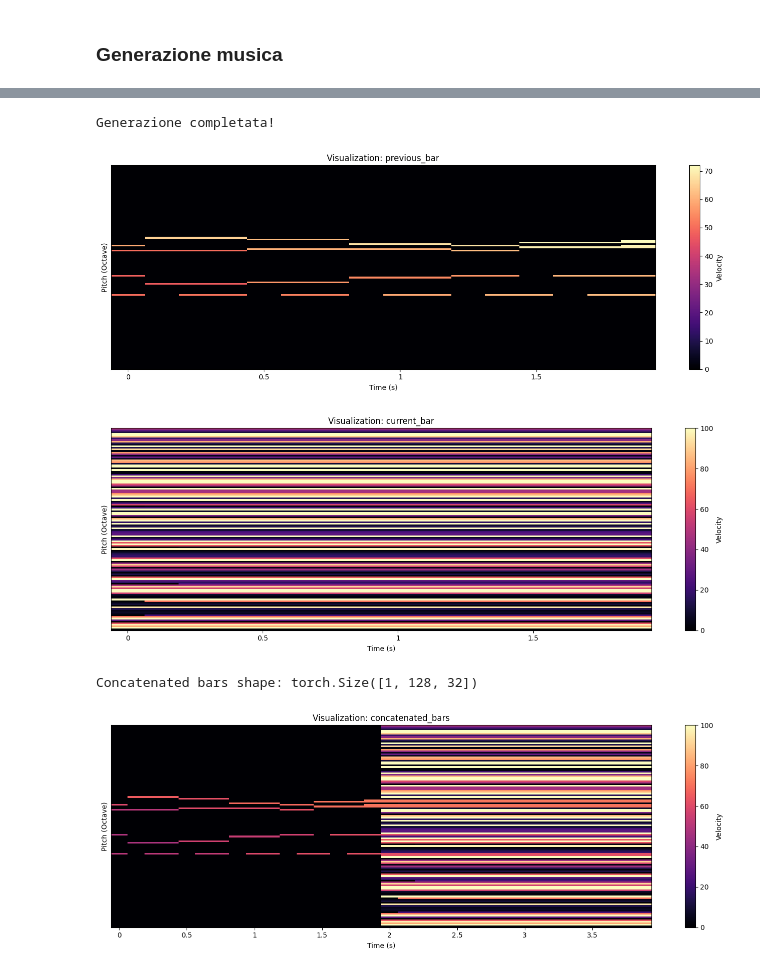
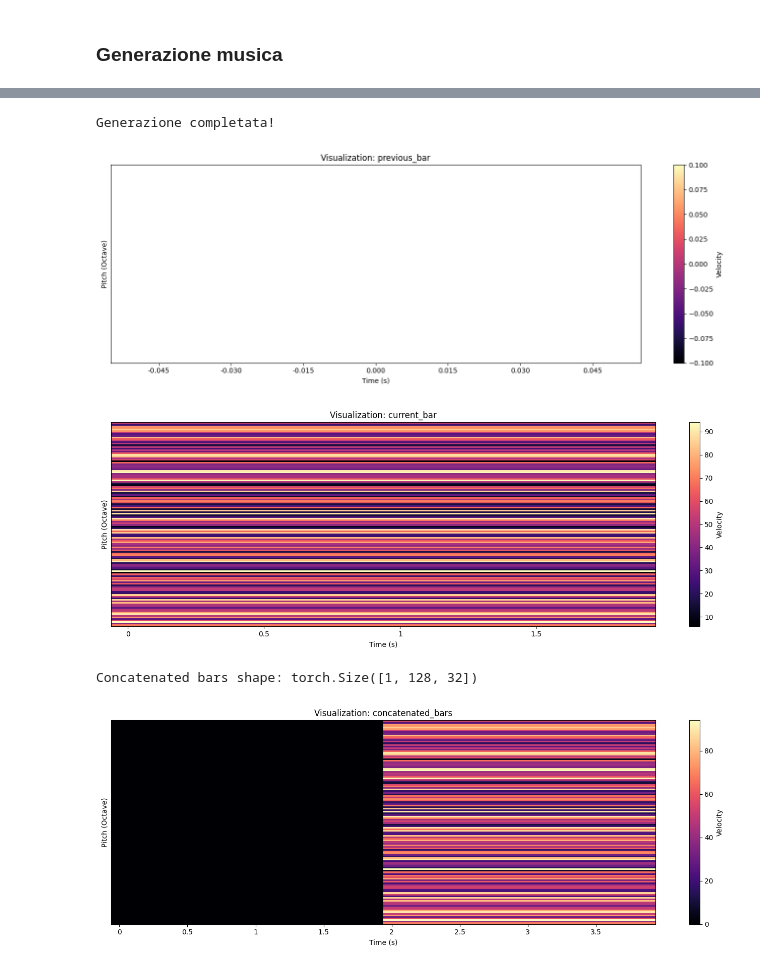
Before and after one commit to Andre1372/NNDL-project, a Jupyter notebook: notebooks/main_training.ipynb, the cells around one changed output, grey strips where cells are left out. Cells and saved outputs as stored; diff of their text form; code cells hidden in the pictures.

```diff
--- a/notebooks/main_training.ipynb
+++ b/notebooks/main_training.ipynb
@@ -152,7 +149,7 @@ model = PianoGAN(noise_dim=NOISE_DIM)
 model.summary()
 
 # Specifica il percorso del file dei pesi
-model = PianoGAN.load_from_checkpoint("../checkpoints/pianogan-epoch=19-g_loss=0.34.ckpt")
+model = PianoGAN.load_from_checkpoint("../checkpoints/pianogan-epoch=03-g_loss=-0.52.ckpt")
 # %% [output]
 ================================================================================
 Model: PianoGAN
@@ -323,7 +320,7 @@ Test Result - Cosine Similarity: 0.7184
 # %% [markdown]
 ### Generazione musica
 # %%
-def enforce_monophonic(generated_bar):
+def enforce_monophonic(generated_bar, silence_threshold=0.1):
     """
     Applica un 'Hard Argmax' all'output del generatore per garantire che ci sia
     esattamente una nota accesa per ogni time step (monofonia), basandosi sulla probabilità massima.
@@ -331,20 +328,21 @@ def enforce_monophonic(generated_bar):
     Args:
         generated_bar (torch.Tensor): Tensore di output del modello con shape (Batch, 1, 128, Time).
                                       Si assume che contenga probabilità (es. dopo Softmax).
+        silence_threshold (float): Soglia sotto la quale il time step viene considerato silenzio.
 
     Returns:
         torch.Tensor: Tensore binario (0 o 1) della stessa shape, monofonico.
     """
-    # 1. Trova l'indice della nota con probabilità massima lungo la dimensione del pitch (dim=2)
-    # output shape: (Batch, 1, 1, Time)
-    max_pitch_indices = torch.argmax(generated_bar, dim=2, keepdim=True)
+    # 1. Trova il massimo e gli indici
+    max_vals, max_indices = torch.max(generated_bar, dim=2, keepdim=True)
 
-    # 2. Crea un tensore di zeri con la stessa shape di input
+    # 2. Crea la matrice one-hot
     hard_generated_bar = torch.zeros_like(generated_bar)
+    hard_generated_bar.scatter_(2, max_indices, 1.0)
 
-    # 3. Metti a 1.0 solo la posizione dell'indice vincente
-    # scatter_ mette 1.0 negli indici specificati da max_pitch_indices lungo la dim 2
-    hard_generated_bar.scatter_(2, max_pitch_indices, 1.0)
+    # 3. Applica la soglia: se il valore massimo è < threshold, azzera tutto (Silenzio)
+    silence_mask = (max_vals < silence_threshold)
+    hard_generated_bar[silence_mask.expand_as(hard_generated_bar)] = 0.0
 
     return hard_generated_bar
 # %%
@@ -422,6 +420,6 @@ Concatenated bars shape: torch.Size([1, 1, 128, 272])
 # %%
 # Prepara i dati di test
-prev_bar, _, chord = next(iter(test_loader))
+prev_bar, _, chord = next(iter(val_loader))
 
 # IMPORTANTE: Anche i tensori di input devono andare sullo stesso device!
 prev_bar = prev_bar.to(device)
@@ -432,39 +430,37 @@ noise = torch.randn(prev_bar.size(0), 100, device=device)
 with torch.no_grad():
     generated_bar, _ = model(noise, prev_bar, chord)
 
-generated_bar = enforce_monophonic(generated_bar)
-
 print("Generazione completata!")
 
-prev_pm = piano_roll_to_pretty_midi(prev_bar[0].squeeze().numpy()*100, fs=8)
+prev_pm = piano_roll_to_pretty_midi(prev_bar[0].squeeze().cpu().numpy()*100, fs=8)
 display_prettymidi(
     prev_pm,
     fs=8,
     title=f"Visualization: previous_bar"
 )
-current_pm = piano_roll_to_pretty_midi(generated_bar[0].squeeze().numpy()*100, fs=8)
+current_pm = piano_roll_to_pretty_midi(generated_bar[0].squeeze().cpu().numpy()*100, fs=8)
 display_prettymidi(
     current_pm,
     fs=8,
     title=f"Visualization: current_bar"
 )
 
 # Concatenate previous and current bars
 concatenated_bars = torch.cat((prev_bar[0], generated_bar[0]), dim=2)  # Concatenate along time axis
 print("Concatenated bars shape:", concatenated_bars.shape)
 
-concatenated_pm = piano_roll_to_pretty_midi(concatenated_bars.squeeze().numpy()*100, fs=8)
+concatenated_pm = piano_roll_to_pretty_midi(concatenated_bars.squeeze().cpu().numpy()*100, fs=8)
 display_prettymidi(
     concatenated_pm,
     fs=8,
     title=f"Visualization: concatenated_bars"
 )
 
 audio = IPython.display.Audio(concatenated_pm.fluidsynth(fs=16000), rate=16000)
 IPython.display.display(audio)
 # %% [output]
 Generazione completata!
-[figure, old version]
+[figure, new version]
-[figure, old version]
+[figure, new version]
 Concatenated bars shape: torch.Size([1, 128, 32])
-[figure, old version]
+[figure, new version]
```
Also changed, not shown: parts of 6 cells of this notebook, 4 other files.
